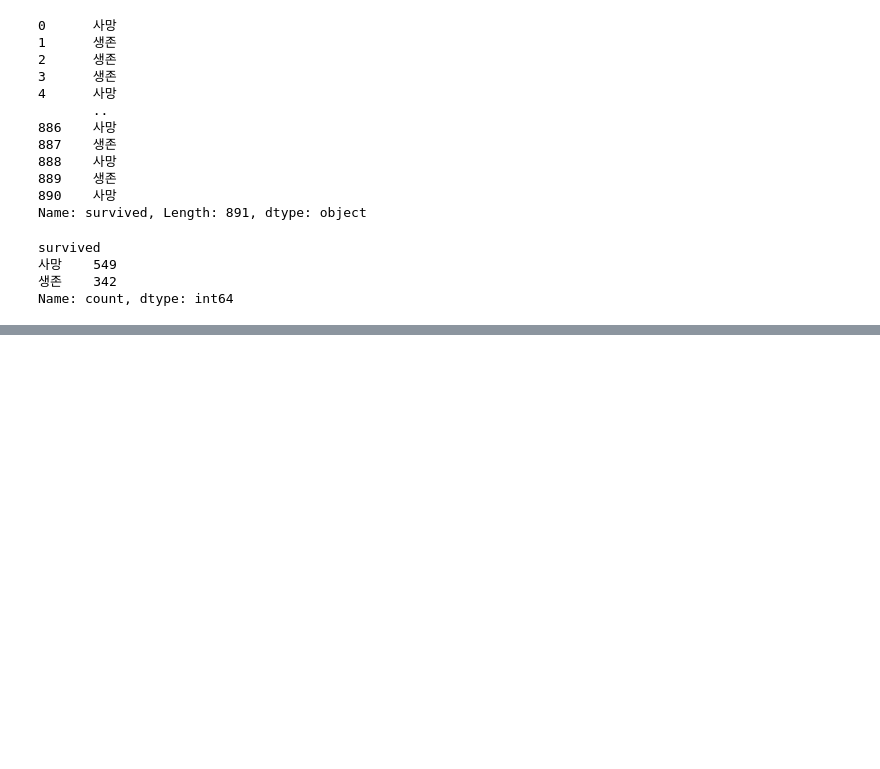
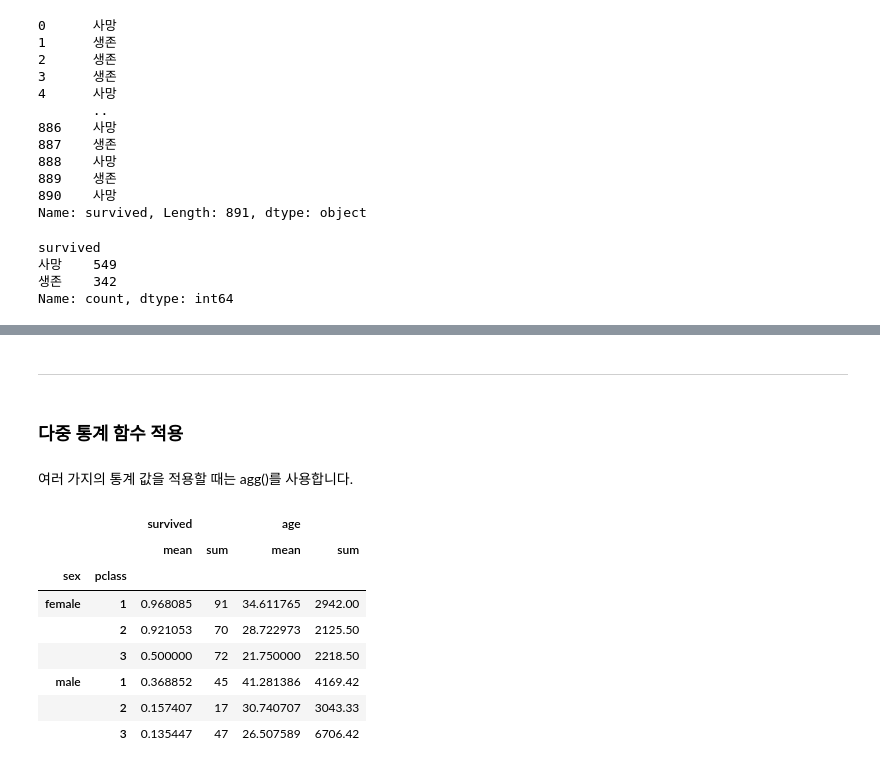
Before and after one commit to froggy-hyun/pandas_note, a Jupyter notebook: 06. Groupby와 Pivot table(with타이타닉호 데이터).ipynb, the cells around one changed output, grey strips where cells are left out. Saved outputs shown, nothing was run; the diff lists cells and outputs as text; code cells hidden in the pictures; blank space fills up the shorter version.

```diff
--- a/06. Groupby와 Pivot table(with타이타닉호 데이터).ipynb
+++ b/06. Groupby와 Pivot table(with타이타닉호 데이터).ipynb
@@ -181,0 +315,19 @@ Name: count, dtype: int64
+# %% [markdown]
+---
+# %% [markdown]
+### 다중 통계 함수 적용
+# %% [markdown]
+여러 가지의 통계 값을 적용할 때는 agg()를 사용합니다.
+# %%
+# 성별, 좌석등급 별 통계
+df.groupby(['sex', 'pclass'])[['survived', 'age']].agg(['mean', 'sum'])
+# %% [output]
+|  |  | survived |  | age |  |
+|  |  | mean | sum | mean | sum |
+| sex | pclass |  |  |  |  |
+| female | 1 | 0.968085 | 91 | 34.611765 | 2942.00 |
+|  | 2 | 0.921053 | 70 | 28.722973 | 2125.50 |
+|  | 3 | 0.500000 | 72 | 21.750000 | 2218.50 |
+| male | 1 | 0.368852 | 45 | 41.281386 | 4169.42 |
+|  | 2 | 0.157407 | 17 | 30.740707 | 3043.33 |
+|  | 3 | 0.135447 | 47 | 26.507589 | 6706.42 |
```
Also changed, not shown: parts of 26 cells of this notebook.
